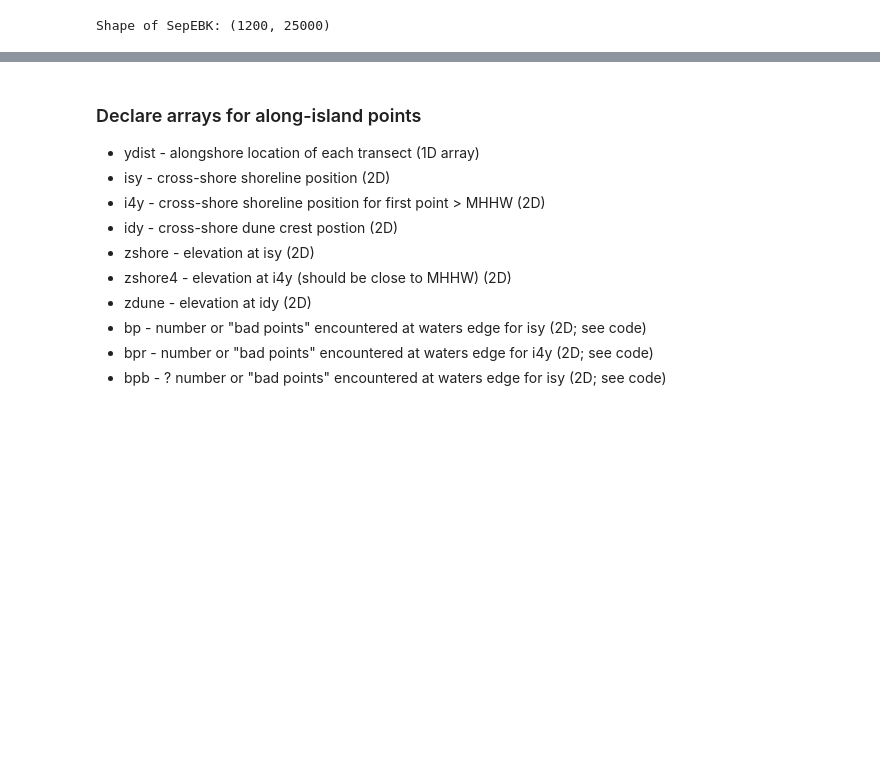
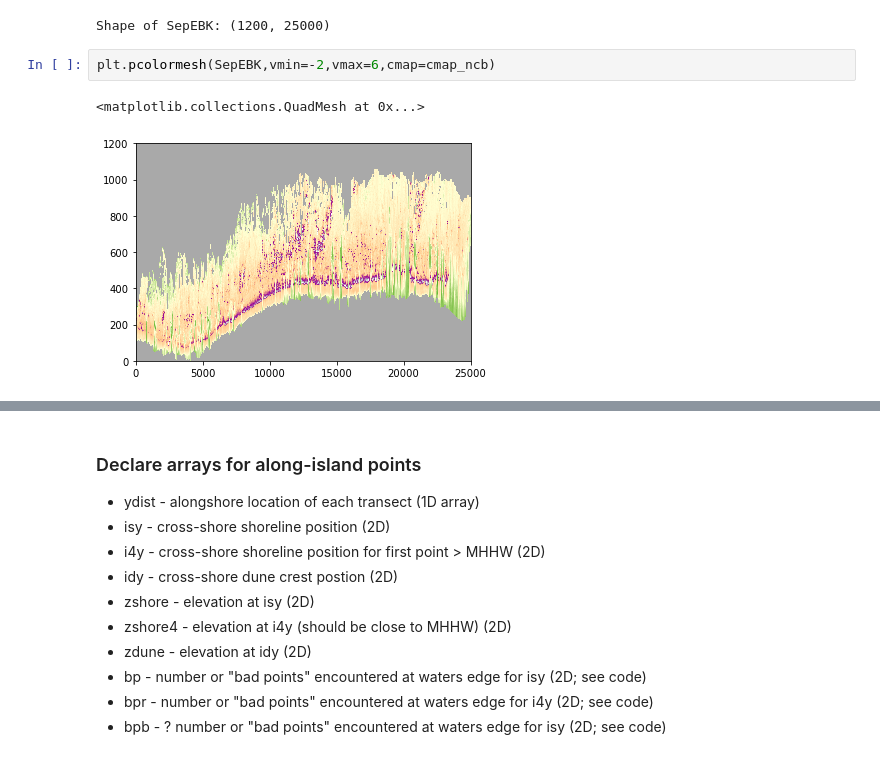
Before and after one commit to csherwood-usgs/CoreBx, a Jupyter notebook: CoreBx_process.ipynb, the cells around one changed output, grey strips where cells are left out. Saved outputs shown, nothing was run; the diff lists cells and outputs as text; blank space fills up the shorter version.

```diff
--- a/CoreBx_process.ipynb
+++ b/CoreBx_process.ipynb
@@ -160,3 +141,8 @@ SepEBK = np.squeeze(np.array(dsebka))
 print('Shape of SepEBK:',SepEBK.shape)
 # %% [output]
 Shape of SepEBK: (1200, 25000)
+# %%
+plt.pcolormesh(SepEBK,vmin=-2,vmax=6,cmap=cmap_ncb)
+# %% [output]
+<matplotlib.collections.QuadMesh at 0x...>
+[figure, added]
```
Also changed, not shown: parts of 37 cells of this notebook, 2 other files.
